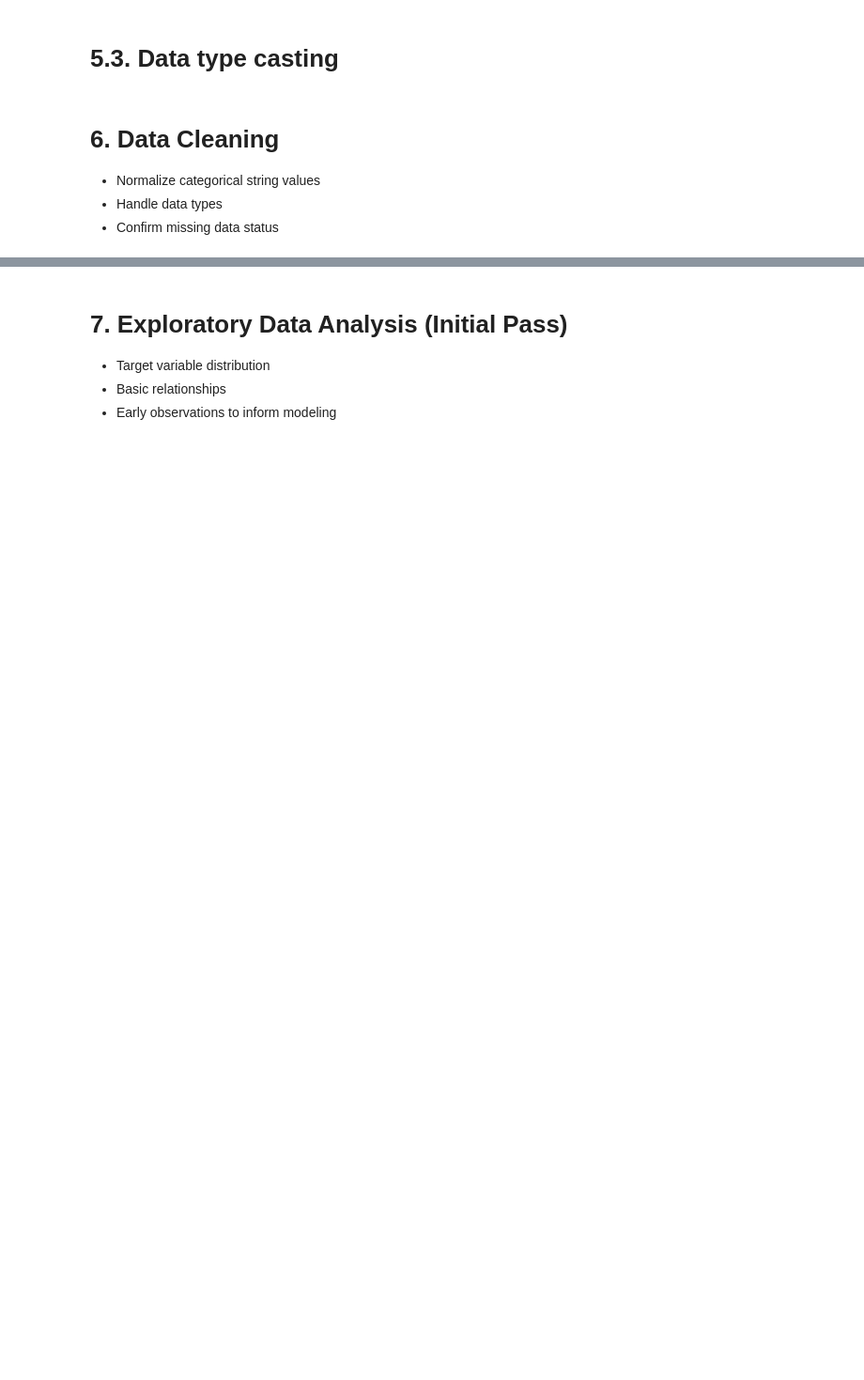
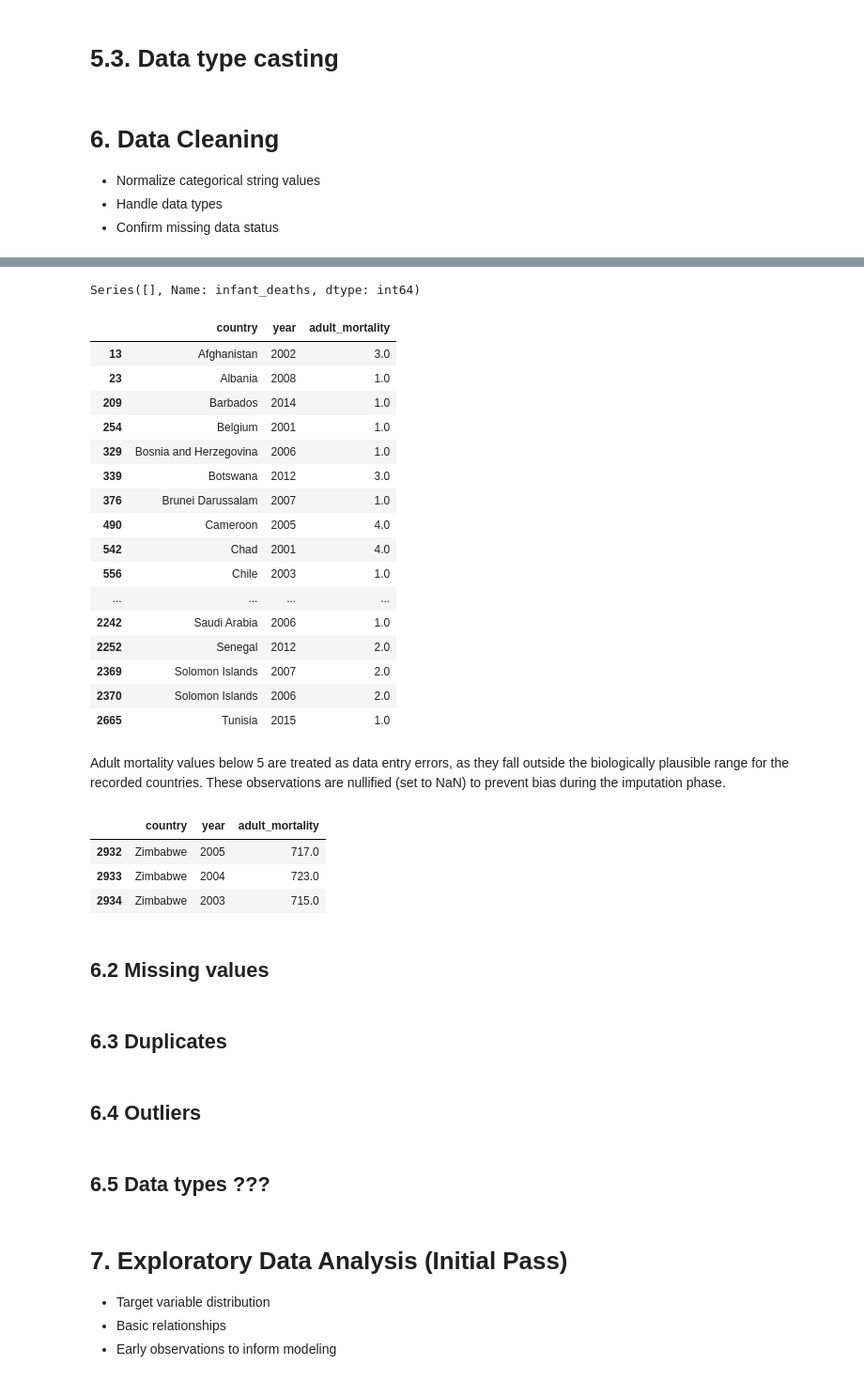
Before and after one commit to MermonGData/longevity-prediction, a Jupyter notebook: notebooks/01_eda_and_preprocessing.ipynb, the cells around one changed output, grey strips where cells are left out. Shown at 94% size. Saved outputs shown, nothing was run; the diff lists cells and outputs as text; code cells hidden in the pictures; blank space fills up the shorter version.

```diff
--- a/notebooks/01_eda_and_preprocessing.ipynb
+++ b/notebooks/01_eda_and_preprocessing.ipynb
@@ -93,6 +94,7 @@ df_std.columns = (
     .str.lower()
     .str.replace(" ", "_", regex=False)
     .str.replace("-", "_", regex=False)
+    .str.replace("/", "_", regex=False)
     .str.replace(r"__+", "_", regex=True)
 )
 # %%
@@ -125,3 +127,5 @@ df_std["status"] = df_std["status"].astype("category")
 - Normalize categorical string values
 - Handle data types
 - Confirm missing data status
+# %%
+df_clean = df_std.copy()
@@ -127,0 +136,27 @@ df_std["status"] = df_std["status"].astype("category")
+# %%
+#check 1
+df_clean.loc[df_clean['infant_deaths'] > df_clean['under_five_deaths'], 'infant_deaths']
+# %% [output]
+Series([], Name: infant_deaths, dtype: int64)
+# %%
+df_clean[df_clean['adult_mortality'] < 5][['country', 'year', 'adult_mortality']]
+# %% [output]
+|  | country | year | adult_mortality |
+| 13 | Afghanistan | 2002 | 3.0 |
+| 23 | Albania | 2008 | 1.0 |
+| 209 | Barbados | 2014 | 1.0 |
+| 254 | Belgium | 2001 | 1.0 |
+| 329 | Bosnia and Herzegovina | 2006 | 1.0 |
+| 339 | Botswana | 2012 | 3.0 |
+| 376 | Brunei Darussalam | 2007 | 1.0 |
+| 490 | Cameroon | 2005 | 4.0 |
+| 542 | Chad | 2001 | 4.0 |
+| 556 | Chile | 2003 | 1.0 |
+| ... | ... | ... | ... |
+| 2242 | Saudi Arabia | 2006 | 1.0 |
+| 2252 | Senegal | 2012 | 2.0 |
+| 2369 | Solomon Islands | 2007 | 2.0 |
+| 2370 | Solomon Islands | 2006 | 2.0 |
+| 2665 | Tunisia | 2015 | 1.0 |
+# %% [markdown]
+Adult mortality values below 5 are treated as data entry errors, as they fall outside the biologically plausible range for the recorded countries. These observations are nullified (set to NaN) to prevent bias during the imputation phase.
@@ -128,3 +165,18 @@ df_std["status"] = df_std["status"].astype("category")
+# %%
+df_clean[df_clean['adult_mortality'] > 700][['country', 'year', 'adult_mortality']]
+# %% [output]
+|  | country | year | adult_mortality |
+| 2932 | Zimbabwe | 2005 | 717.0 |
+| 2933 | Zimbabwe | 2004 | 723.0 |
+| 2934 | Zimbabwe | 2003 | 715.0 |
+# %% [markdown]
+## 6.2 Missing values
+# %% [markdown]
+## 6.3 Duplicates
+# %% [markdown]
+## 6.4 Outliers
+# %% [markdown]
+## 6.5 Data types ???
 # %% [markdown]
 # 7. Exploratory Data Analysis (Initial Pass)
 - Target variable distribution
```
Also changed, not shown: parts of 8 cells of this notebook, 2 other files.
